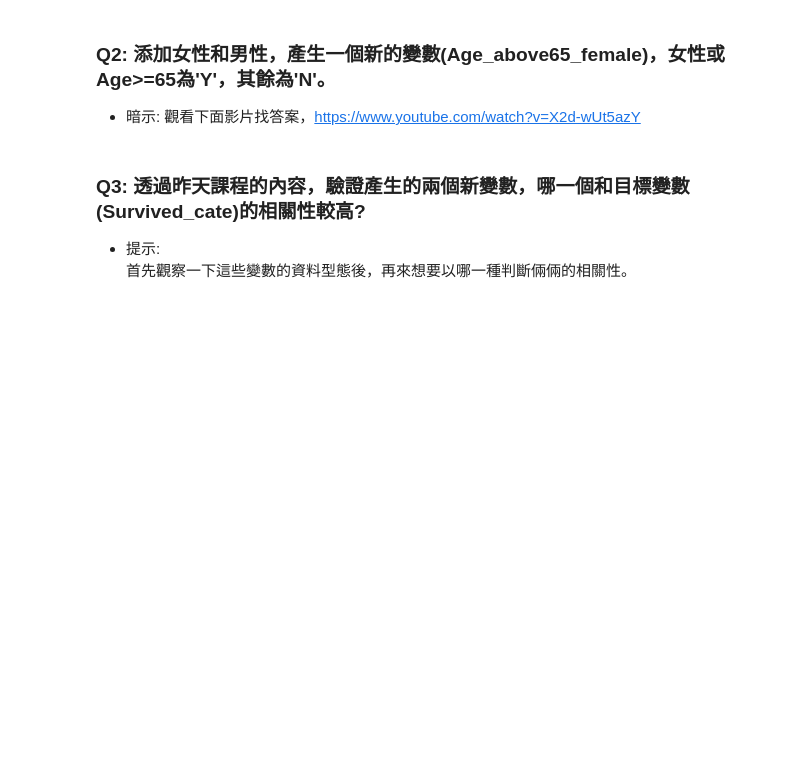
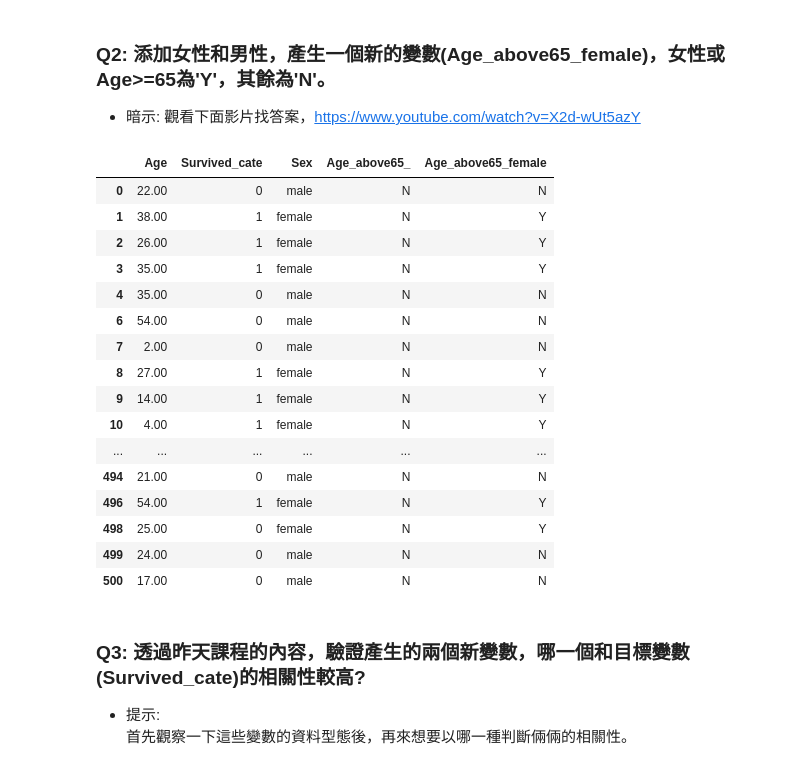
Before and after one commit to deepbule670617/ML100Days, a Jupyter notebook: homework/6.從資料中產生特徵_作業.ipynb, the cells around one changed output. Drawn from its saved outputs; the diff is of its cells as text; code cells hidden in the pictures; blank space fills up the shorter version.

```diff
--- a/homework/6.從資料中產生特徵_作業.ipynb
+++ b/homework/6.從資料中產生特徵_作業.ipynb
@@ -121,6 +121,37 @@ display(df_train.head(5))
 # %% [markdown]
 ### Q2: 添加女性和男性，產生一個新的變數(Age_above65_female)，女性或Age>=65為'Y'，其餘為'N'。
 * 暗示: 觀看下面影片找答案，https://www.youtube.com/watch?v=X2d-wUt5azY
+# %%
+def age_map2(row):
+    if (row.Sex=='female'):
+        return('Y')
+    else:
+        if(row.Age>=65):
+            return('Y')
+        else:
+            return('N')
+
+
+complete_data['Age_above65_female']=complete_data[['Age','Sex']].apply(age_map2,axis=1)
+display(complete_data)
+# %% [output]
+|  | Age | Survived_cate | Sex | Age_above65_ | Age_above65_female |
+| 0 | 22.00 | 0 | male | N | N |
+| 1 | 38.00 | 1 | female | N | Y |
+| 2 | 26.00 | 1 | female | N | Y |
+| 3 | 35.00 | 1 | female | N | Y |
+| 4 | 35.00 | 0 | male | N | N |
+| 6 | 54.00 | 0 | male | N | N |
+| 7 | 2.00 | 0 | male | N | N |
+| 8 | 27.00 | 1 | female | N | Y |
+| 9 | 14.00 | 1 | female | N | Y |
+| 10 | 4.00 | 1 | female | N | Y |
+| ... | ... | ... | ... | ... | ... |
+| 494 | 21.00 | 0 | male | N | N |
+| 496 | 54.00 | 1 | female | N | Y |
+| 498 | 25.00 | 0 | female | N | Y |
+| 499 | 24.00 | 0 | male | N | N |
+| 500 | 17.00 | 0 | male | N | N |
 # %% [markdown]
 ### Q3: 透過昨天課程的內容，驗證產生的兩個新變數，哪一個和目標變數(Survived_cate)的相關性較高?
 * 提示:
```
Also changed, not shown: parts of 3 cells of this notebook.
